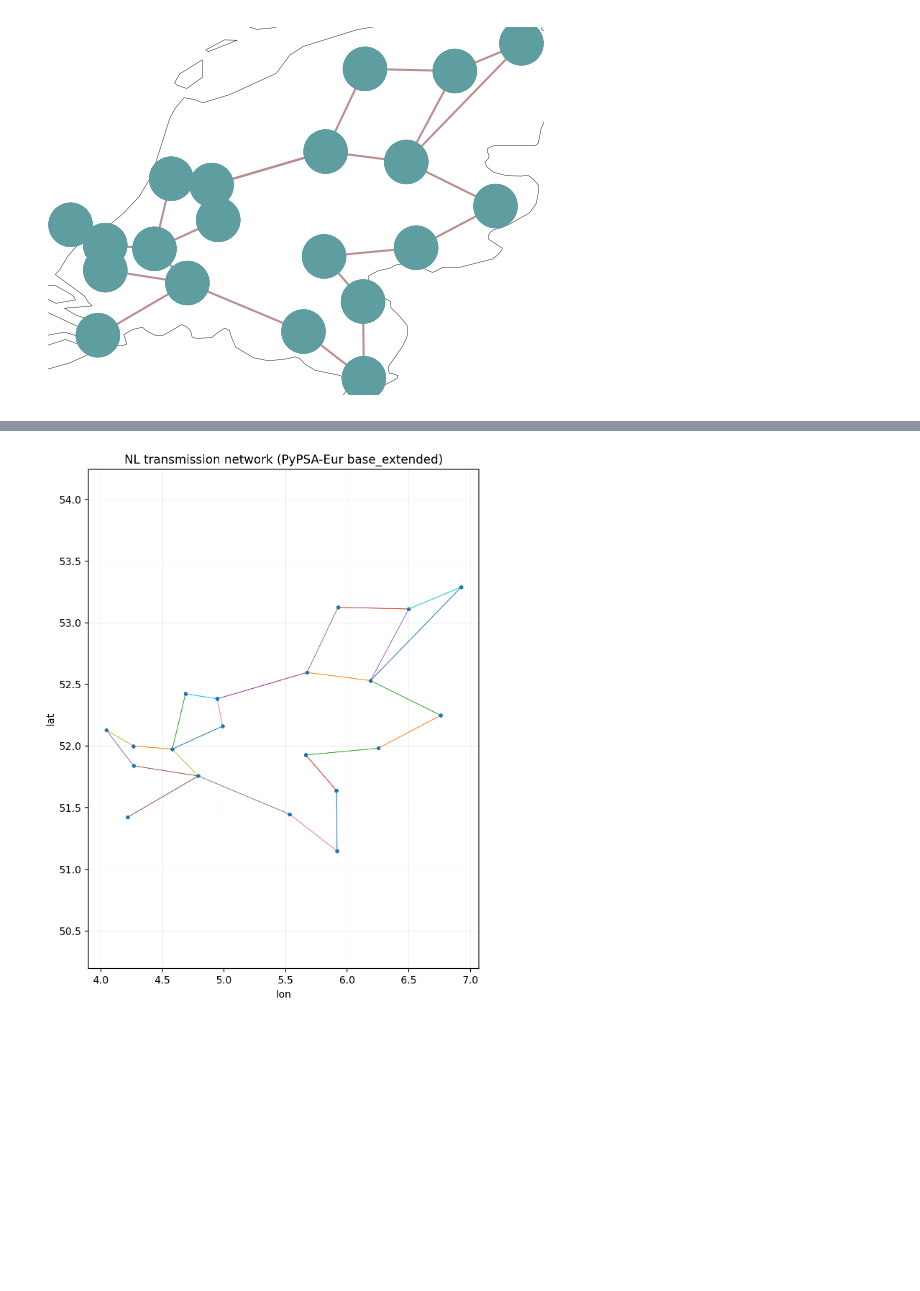
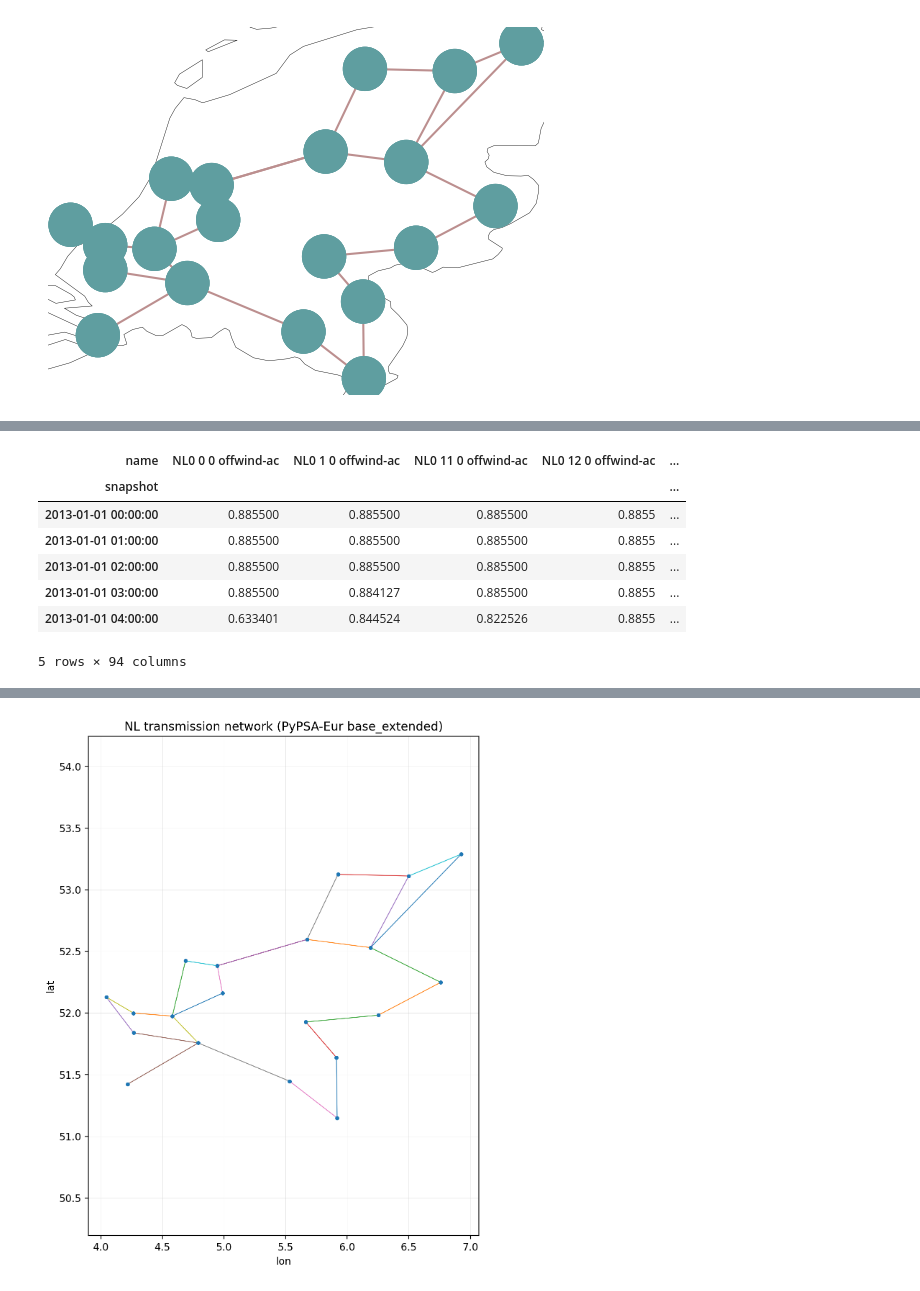
Before and after one commit to alexhtn163/locational-signals-cm, a Jupyter notebook: data/PyPSA-network.ipynb, the cells around one changed output, grey strips where cells are left out. Saved outputs shown, nothing was run; the diff lists cells and outputs as text; code cells hidden in the pictures; blank space fills up the shorter version.

```diff
--- a/data/PyPSA-network.ipynb
+++ b/data/PyPSA-network.ipynb
@@ -17,0 +60,18 @@ n.loads.to_csv("nl20_loads.csv")
+# %%
+renewable_carriers = ['offwind-ac', 'solar', 'offwind-float', 'solar-hsat', 'onwind', 'offwind-dc']
+renewable_generators = n.generators.index[
+    n.generators["carrier"].isin(renewable_carriers)
+]
+cf_ts = n.generators_t.p_max_pu[renewable_generators]
+cf_ts.to_csv("nl20_renewable_cf_per_generator.csv")
+
+cf_ts.head()
+# %% [output]
+| name | NL0 0 0 offwind-ac | NL0 1 0 offwind-ac | NL0 11 0 offwind-ac | NL0 12 0 offwind-ac | ... |
+| snapshot |  |  |  |  | ... |
+| 2013-01-01 00:00:00 | 0.885500 | 0.885500 | 0.885500 | 0.8855 | ... |
+| 2013-01-01 01:00:00 | 0.885500 | 0.885500 | 0.885500 | 0.8855 | ... |
+| 2013-01-01 02:00:00 | 0.885500 | 0.885500 | 0.885500 | 0.8855 | ... |
+| 2013-01-01 03:00:00 | 0.885500 | 0.884127 | 0.885500 | 0.8855 | ... |
+| 2013-01-01 04:00:00 | 0.633401 | 0.844524 | 0.822526 | 0.8855 | ... |
+5 rows × 94 columns
```
Also changed, not shown: parts of 7 cells of this notebook, 9 other files.
